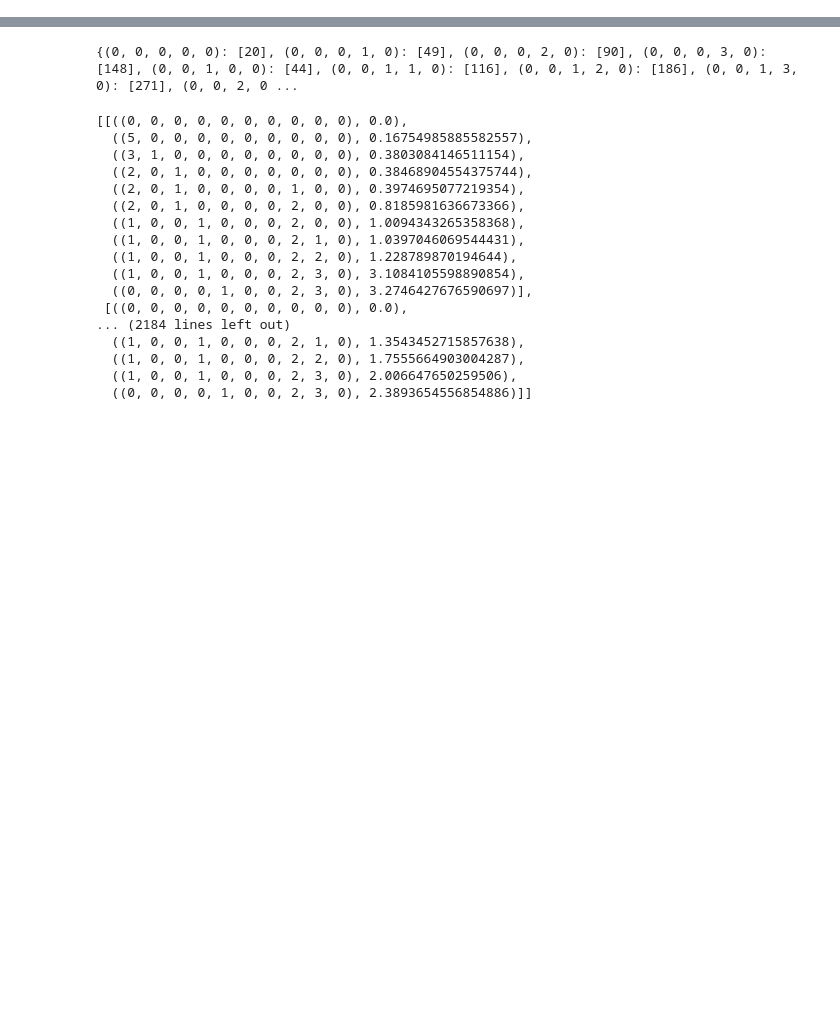
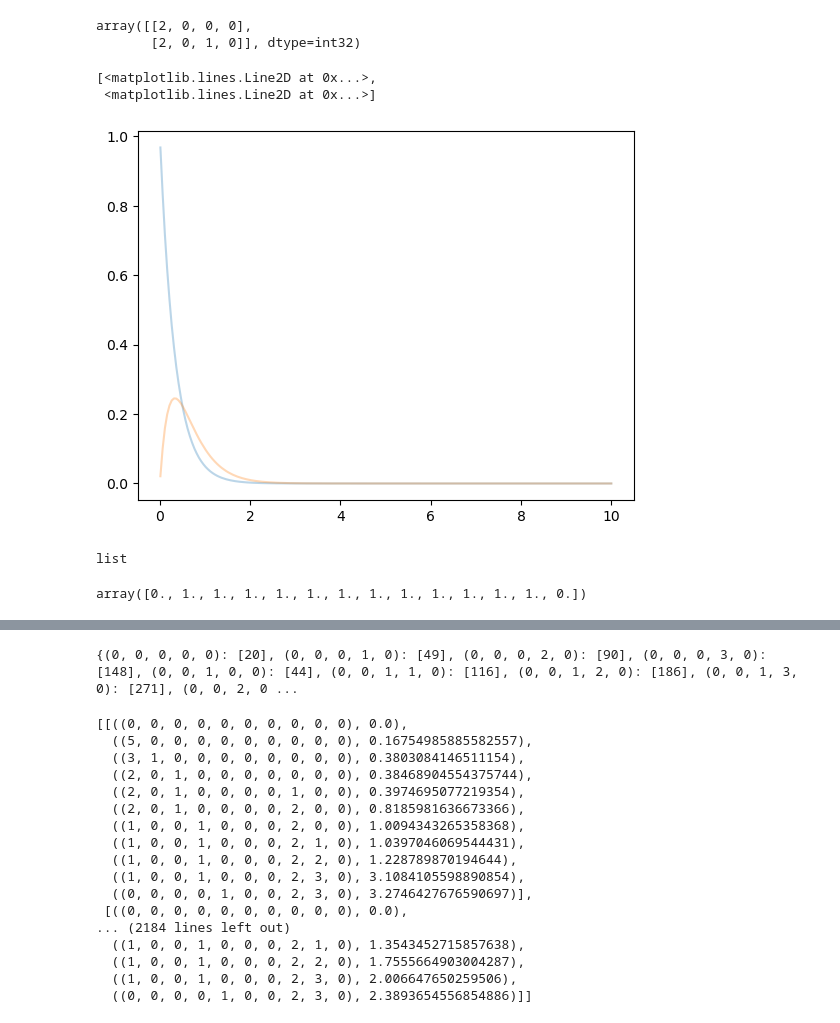
Before and after one commit to munch-group/phasic, a Jupyter notebook: applications/popgen/cond_sampling_with_time.ipynb, the cells around one changed output, grey strips where cells are left out. Saved outputs shown, nothing was run; the diff lists cells and outputs as text; code cells hidden in the pictures; blank space fills up the shorter version.

```diff
--- a/applications/popgen/cond_sampling_with_time.ipynb
+++ b/applications/popgen/cond_sampling_with_time.ipynb
@@ -0,0 +565,4 @@
+# %%
+# fixme: maybe just derive this from the discrete version using clone or something if that is faster...
+cont_joint_graph = graph.joint_prob_graph(mutation_rate=MUTATION_RATE, reward_limit=REWARD_LIMIT, discrete=False)
+cont_joint_graph.plot()
@@ -0,0 +575,9 @@
+# %%
+t_vertex_indices = []
+for vertex in cont_joint_graph.vertices():
+    for edge in vertex.edges():
+        if len(edge.to().edges()) == 0:
+            t_vertex_indices.append(vertex.index())
+            break
+t_vertex_indices = np.unique(t_vertex_indices)
+t_vertex_indices
@@ -0,0 +644,6 @@
+# %%
+
+# ts = np.linspace(0.01, EPOCH_BOUNDARY, 200)
+ts = np.linspace(0.01, 0.5, 200)
+cdf = np.array([np.array(jg_hit.stop_probability(t))[t_vertex_indices] for t in ts])
+cdf
@@ -0,0 +668,27 @@
+# %%
+jg_hit.states()[t_vertex_indices]
+# %% [output]
+array([[2, 0, 0, 0],
+       [2, 0, 1, 0]], dtype=int32)
+# %%
+
+import matplotlib.pyplot as plt
+plt.plot(ts, cdf, alpha=0.3)
+# %% [output]
+[<matplotlib.lines.Line2D at 0x...>,
+ <matplotlib.lines.Line2D at 0x...>]
+[figure, added]
+# %%
+
+a = jg_hit.stop_probability(EPOCH_BOUNDARY)
+type(a)
+# %% [output]
+list
+# %%
+# Build a hit-time variant by zeroing the t->absorber edges
+rewards = np.ones(cont_joint_graph.vertices_length())
+rewards[cont_joint_graph.starting_vertex().index()] = 0.0
+rewards[absorbing_vertex_index] = 0.0
+rewards
+# %% [output]
+array([0., 1., 1., 1., 1., 1., 1., 1., 1., 1., 1., 1., 1., 0.])
```
Also changed, not shown: parts of 28 cells of this notebook.
